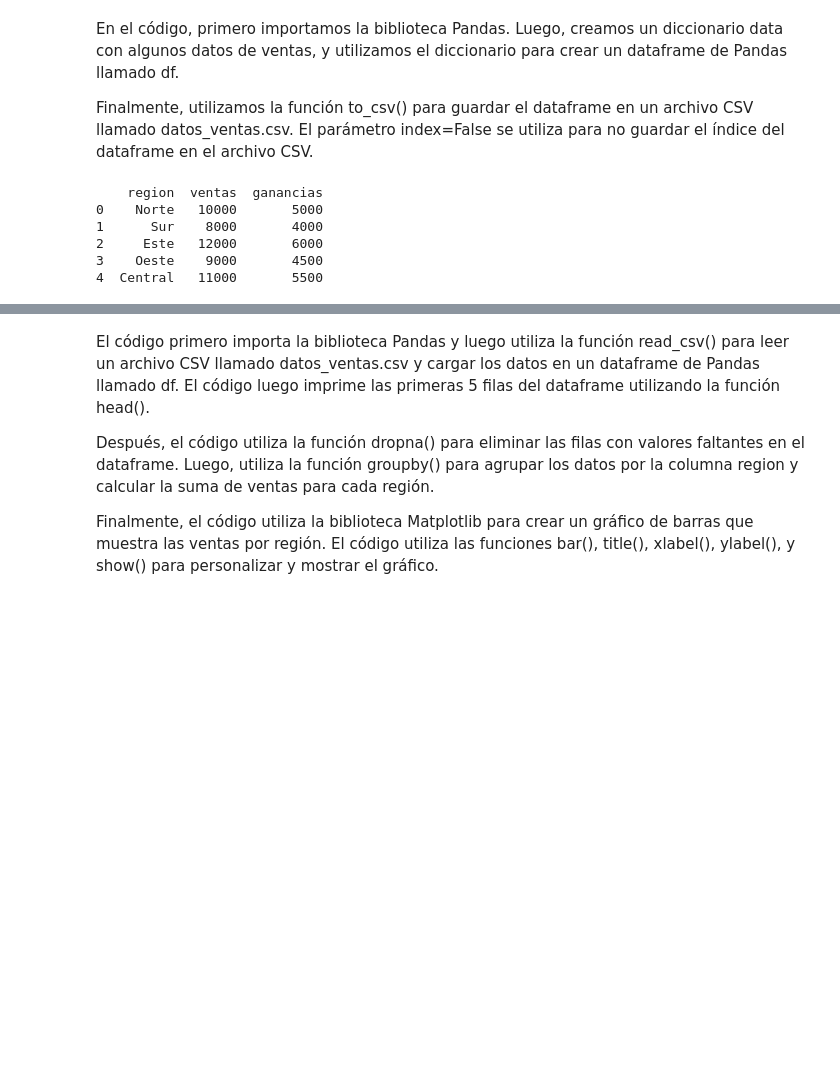
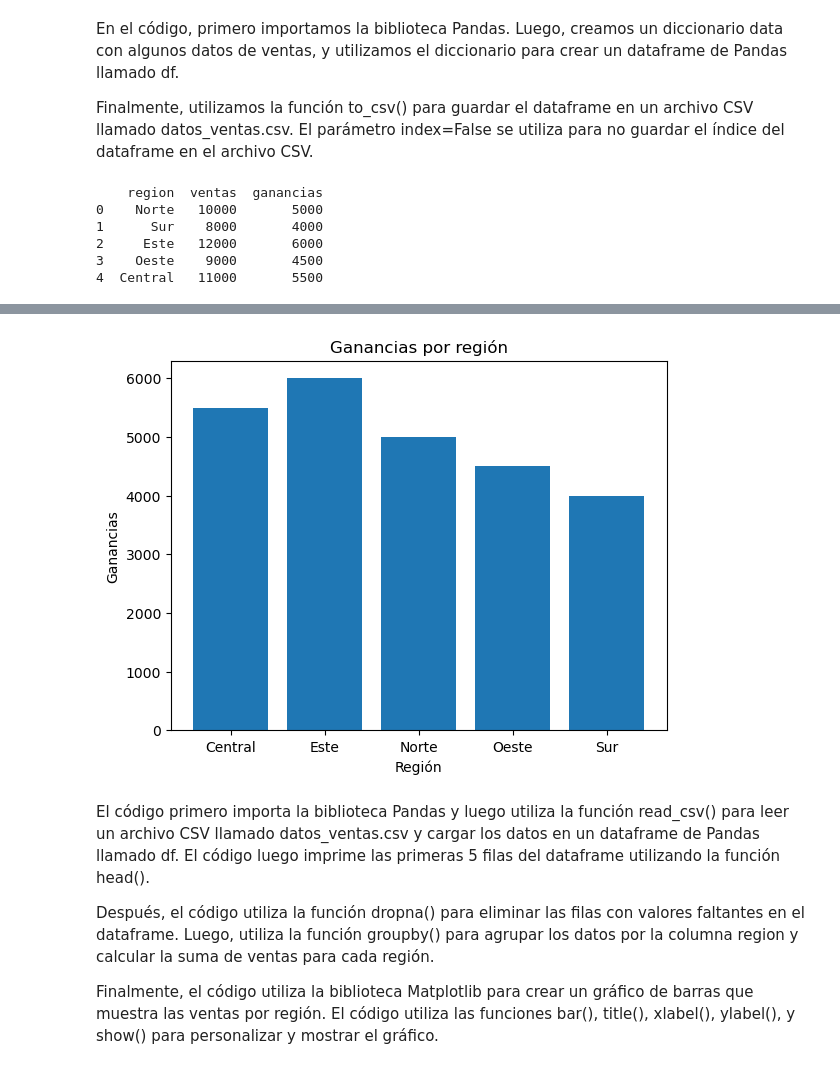
Before and after one commit to statick88/Curso-de-Data-Science-en-Python, a Jupyter notebook: Code/inicio/Librerías básicas de python para Data Science.ipynb, the cells around one changed output, grey strips where cells are left out. Saved outputs shown, nothing was run; the diff lists cells and outputs as text; code cells hidden in the pictures; blank space fills up the shorter version.

```diff
--- a/Code/inicio/Librerías básicas de python para Data Science.ipynb
+++ b/Code/inicio/Librerías básicas de python para Data Science.ipynb
@@ -31,36 +31,45 @@ En el código, primero importamos la biblioteca Pandas. Luego, creamos un diccio
 
 Finalmente, utilizamos la función to_csv() para guardar el dataframe en un archivo CSV llamado datos_ventas.csv. El parámetro index=False se utiliza para no guardar el índice del dataframe en el archivo CSV.
 # %%
-# Importar la biblioteca Pandas
+# Importar la biblioteca Pandas Matplotlib
 import pandas as pd
+import matplotlib.pyplot as plt
 
 # Leer el archivo CSV y cargar los datos en un dataframe de Pandas
 df = pd.read_csv('datos_ventas.csv')
 
 # Imprimir las primeras 5 filas del dataframe
 print(df.head())
 
 # Eliminar las filas con valores faltantes
 df.dropna(inplace=True)
 
 # Agrupar los datos por región y calcular la suma de ventas para cada región
 ventas_por_region = df.groupby('region')['ventas'].sum()
+ganancias_por_region = df.groupby('region')['ganancias'].sum()
 
 # Crear un gráfico de barras para visualizar las ventas por región
-import matplotlib.pyplot as plt
 plt.bar(ventas_por_region.index, ventas_por_region.values)
 plt.title('Ventas por región')
 plt.xlabel('Región')
 plt.ylabel('Ventas')
 plt.show()
+
+# Crear un gráfico de barras para visualizar las ventas por región
+plt.bar(ventas_por_region.index, ganancias_por_region.values)
+plt.title('Ganancias por región')
+plt.xlabel('Región')
+plt.ylabel('Ganancias')
+plt.show()
 # %% [output]
     region  ventas  ganancias
 0    Norte   10000       5000
 1      Sur    8000       4000
 2     Este   12000       6000
 3    Oeste    9000       4500
 4  Central   11000       5500
 [figure]
+[figure, added]
 # %% [markdown]
 El código primero importa la biblioteca Pandas y luego utiliza la función read_csv() para leer un archivo CSV llamado datos_ventas.csv y cargar los datos en un dataframe de Pandas llamado df. El código luego imprime las primeras 5 filas del dataframe utilizando la función head().
 
```
Also changed, not shown: parts of 5 cells of this notebook, 1 other file.
